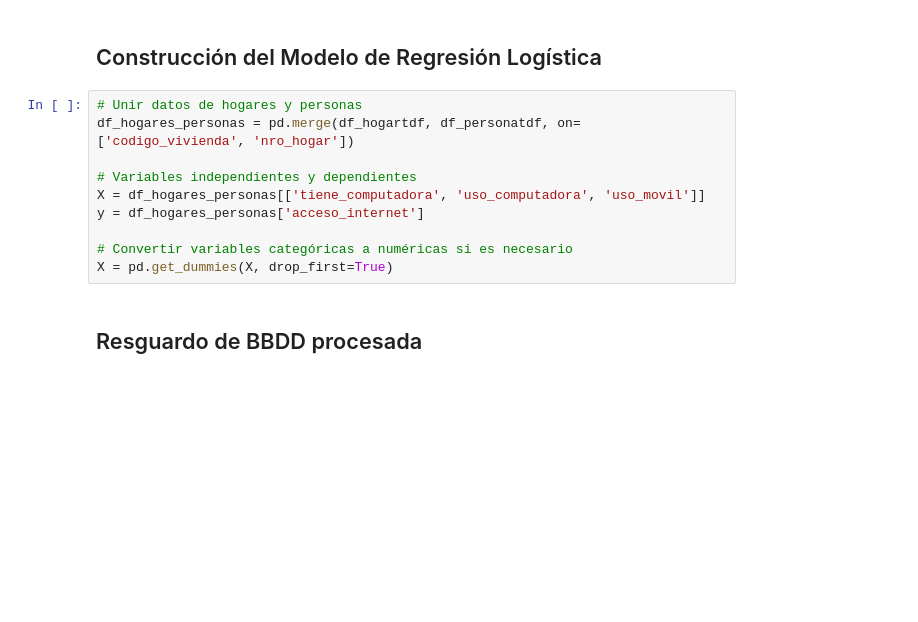
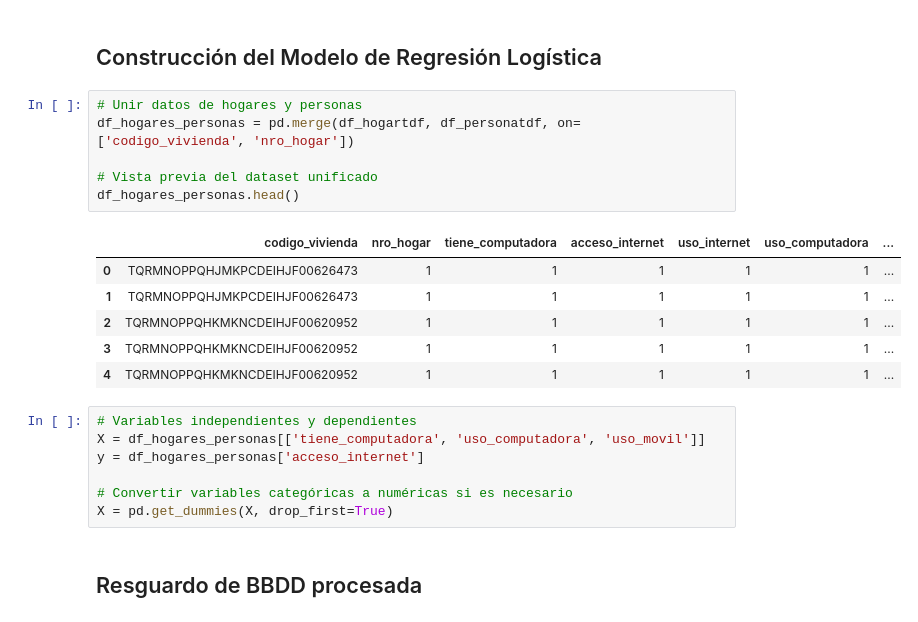
Before and after one commit to ziodoxe/acceso_a_internet, a Jupyter notebook: notebooks/acceso_a_internet.ipynb, the cells around one changed output. Drawn from its saved outputs; the diff is of its cells as text; blank space fills up the shorter version.

```diff
--- a/notebooks/acceso_a_internet.ipynb
+++ b/notebooks/acceso_a_internet.ipynb
@@ -126,10 +126,20 @@ uso_internet
 Name: proportion, dtype: float64
 # %% [markdown]
 ## Construcción del Modelo de Regresión Logística
+# %%
+# Unir datos de hogares y personas
+df_hogares_personas = pd.merge(df_hogartdf, df_personatdf, on=['codigo_vivienda', 'nro_hogar'])
+
+# Vista previa del dataset unificado
+df_hogares_personas.head()
+# %% [output]
+|  | codigo_vivienda | nro_hogar | tiene_computadora | acceso_internet | uso_internet | uso_computadora | ... |
+| 0 | TQRMNOPPQHJMKPCDEIHJF00626473 | 1 | 1 | 1 | 1 | 1 | ... |
+| 1 | TQRMNOPPQHJMKPCDEIHJF00626473 | 1 | 1 | 1 | 1 | 1 | ... |
+| 2 | TQRMNOPPQHKMKNCDEIHJF00620952 | 1 | 1 | 1 | 1 | 1 | ... |
+| 3 | TQRMNOPPQHKMKNCDEIHJF00620952 | 1 | 1 | 1 | 1 | 1 | ... |
+| 4 | TQRMNOPPQHKMKNCDEIHJF00620952 | 1 | 1 | 1 | 1 | 1 | ... |
 # %%
-# Unir datos de hogares y personas
-df_hogares_personas = pd.merge(df_hogartdf, df_personatdf, on=['codigo_vivienda', 'nro_hogar'])
-
 # Variables independientes y dependientes
 X = df_hogares_personas[['tiene_computadora', 'uso_computadora', 'uso_movil']]
 y = df_hogares_personas['acceso_internet']
```
Also changed, not shown: parts of 11 cells of this notebook, 2 other files.
